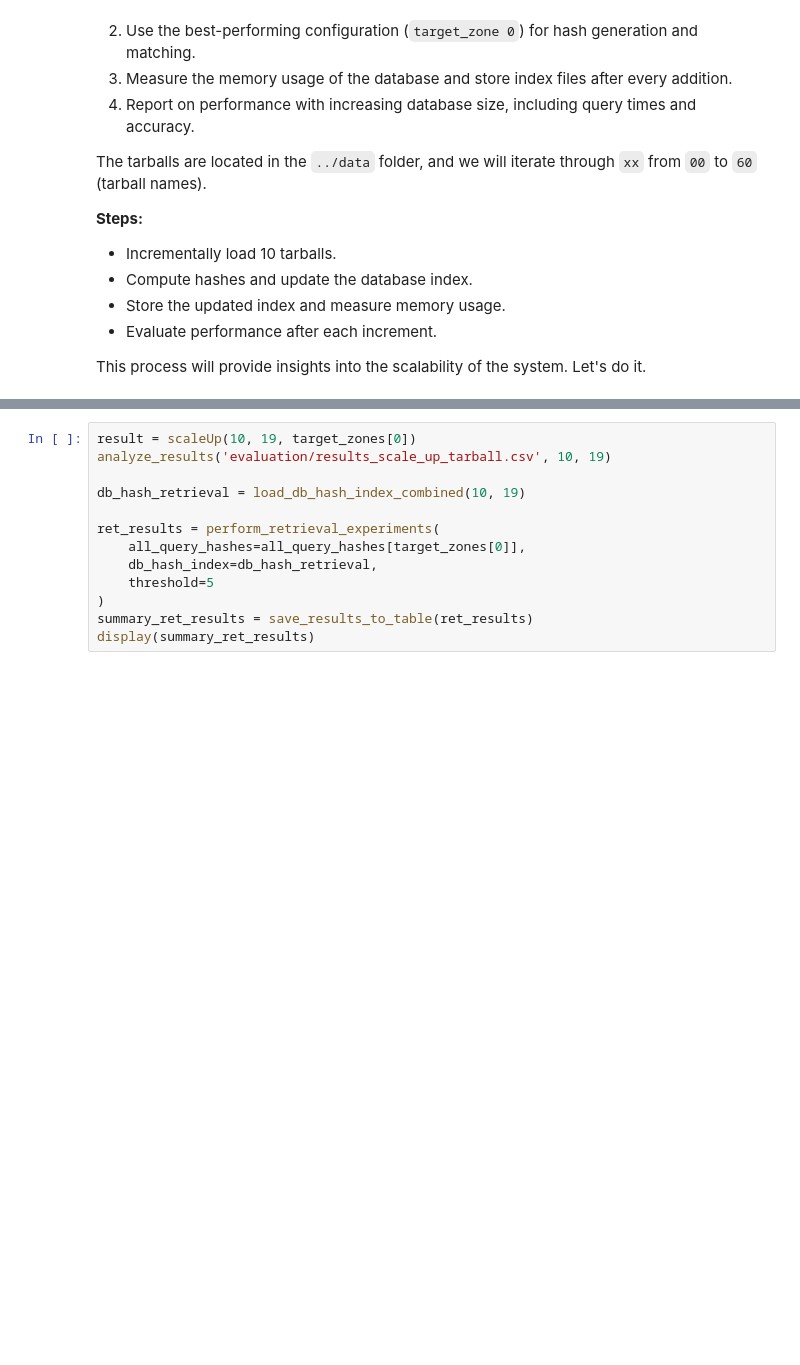
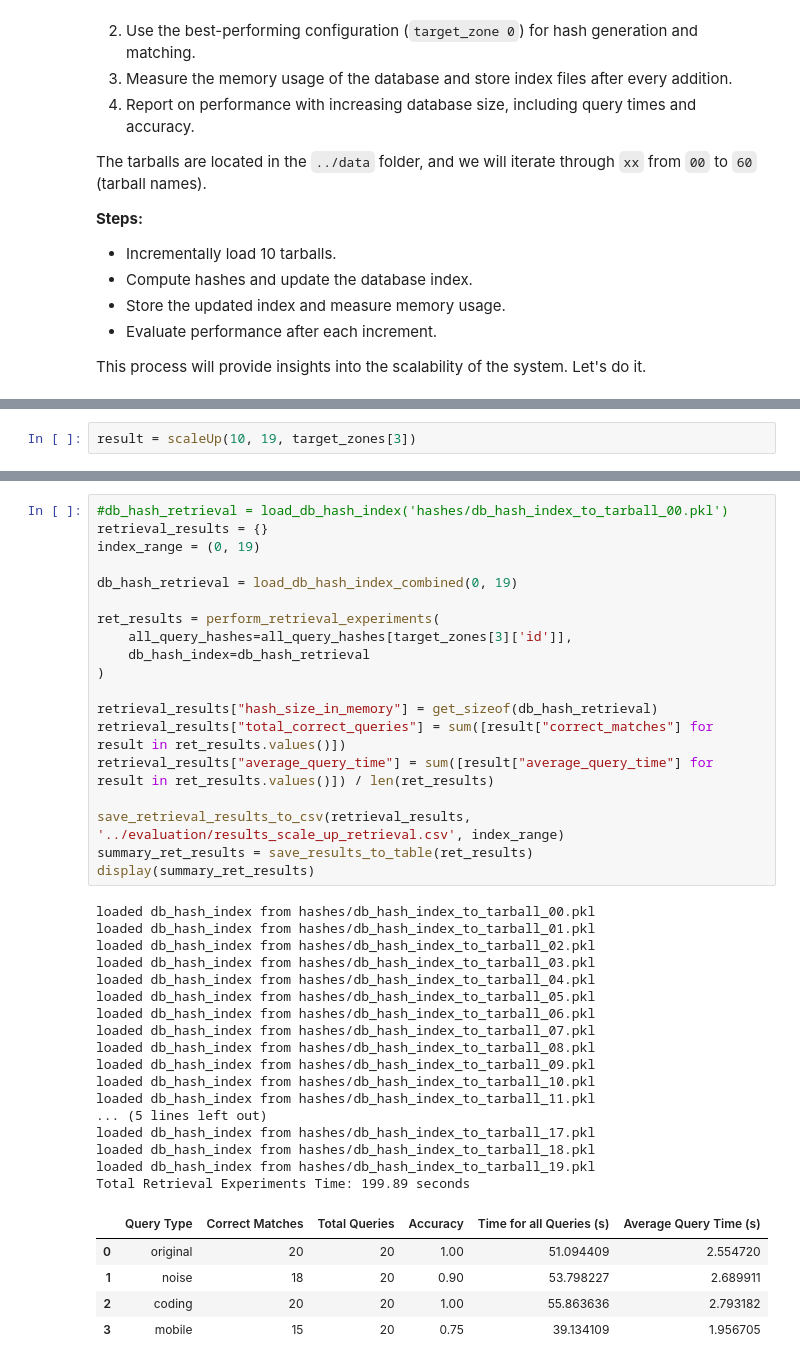
Before and after one commit to Lutu-gl/AudioID-Retrieval, a Jupyter notebook: notebooks/04_audio_retrieval_MS2.ipynb, the cells around one changed output, grey strips where cells are left out. Cells and saved outputs as stored; diff of their text form; blank space fills up the shorter version.

```diff
--- a/notebooks/04_audio_retrieval_MS2.ipynb
+++ b/notebooks/04_audio_retrieval_MS2.ipynb
@@ -942,0 +1007,2 @@ After computing the hashes for the first 10 tarballs we will perform a retrieval
+# %%
+result = scaleUp(10, 19, target_zones[3])
@@ -943,13 +1037,42 @@ After computing the hashes for the first 10 tarballs we will perform a retrieval
 # %%
-result = scaleUp(10, 19, target_zones[0])
-analyze_results('evaluation/results_scale_up_tarball.csv', 10, 19)
+#db_hash_retrieval = load_db_hash_index('hashes/db_hash_index_to_tarball_00.pkl')
+retrieval_results = {}
+index_range = (0, 19)
 
-db_hash_retrieval = load_db_hash_index_combined(10, 19)
+db_hash_retrieval = load_db_hash_index_combined(0, 19)
 
 ret_results = perform_retrieval_experiments(
-    all_query_hashes=all_query_hashes[target_zones[0]],
-    db_hash_index=db_hash_retrieval,
-    threshold=5
+    all_query_hashes=all_query_hashes[target_zones[3]['id']],
+    db_hash_index=db_hash_retrieval
 )
+
+retrieval_results["hash_size_in_memory"] = get_sizeof(db_hash_retrieval)
+retrieval_results["total_correct_queries"] = sum([result["correct_matches"] for result in ret_results.values()])
+retrieval_results["average_query_time"] = sum([result["average_query_time"] for result in ret_results.values()]) / len(ret_results)
+
+save_retrieval_results_to_csv(retrieval_results, '../evaluation/results_scale_up_retrieval.csv', index_range)
 summary_ret_results = save_results_to_table(ret_results)
 display(summary_ret_results)
+# %% [output]
+loaded db_hash_index from hashes/db_hash_index_to_tarball_00.pkl
+loaded db_hash_index from hashes/db_hash_index_to_tarball_01.pkl
+loaded db_hash_index from hashes/db_hash_index_to_tarball_02.pkl
+loaded db_hash_index from hashes/db_hash_index_to_tarball_03.pkl
+loaded db_hash_index from hashes/db_hash_index_to_tarball_04.pkl
+loaded db_hash_index from hashes/db_hash_index_to_tarball_05.pkl
+loaded db_hash_index from hashes/db_hash_index_to_tarball_06.pkl
+loaded db_hash_index from hashes/db_hash_index_to_tarball_07.pkl
+loaded db_hash_index from hashes/db_hash_index_to_tarball_08.pkl
+loaded db_hash_index from hashes/db_hash_index_to_tarball_09.pkl
+loaded db_hash_index from hashes/db_hash_index_to_tarball_10.pkl
+loaded db_hash_index from hashes/db_hash_index_to_tarball_11.pkl
+... (5 lines left out)
+loaded db_hash_index from hashes/db_hash_index_to_tarball_17.pkl
+loaded db_hash_index from hashes/db_hash_index_to_tarball_18.pkl
+loaded db_hash_index from hashes/db_hash_index_to_tarball_19.pkl
+Total Retrieval Experiments Time: 199.89 seconds
+|  | Query Type | Correct Matches | Total Queries | Accuracy | Time for all Queries (s) | Average Query Time (s) |
+| 0 | original | 20 | 20 | 1.00 | 51.094409 | 2.554720 |
+| 1 | noise | 18 | 20 | 0.90 | 53.798227 | 2.689911 |
+| 2 | coding | 20 | 20 | 1.00 | 55.863636 | 2.793182 |
+| 3 | mobile | 15 | 20 | 0.75 | 39.134109 | 1.956705 |
```
Also changed, not shown: parts of 41 cells of this notebook.
